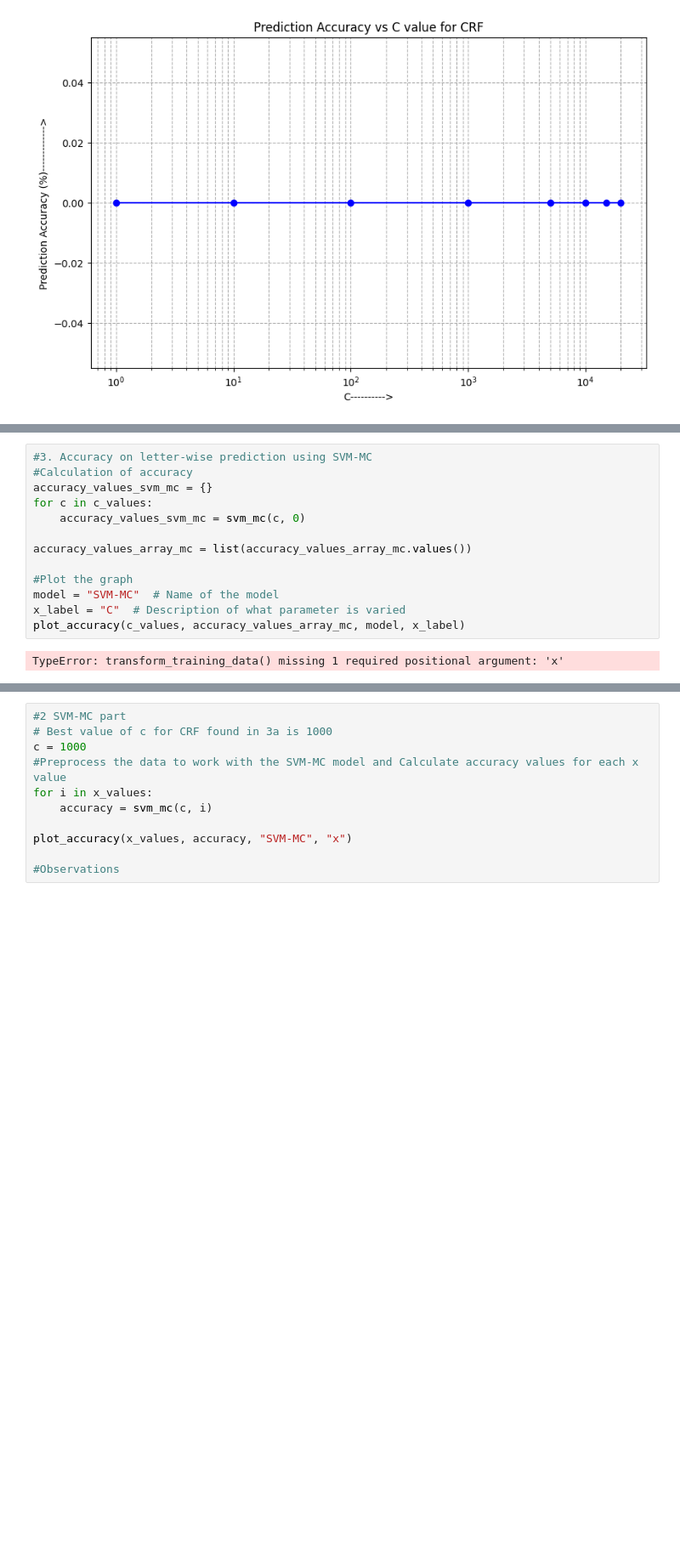
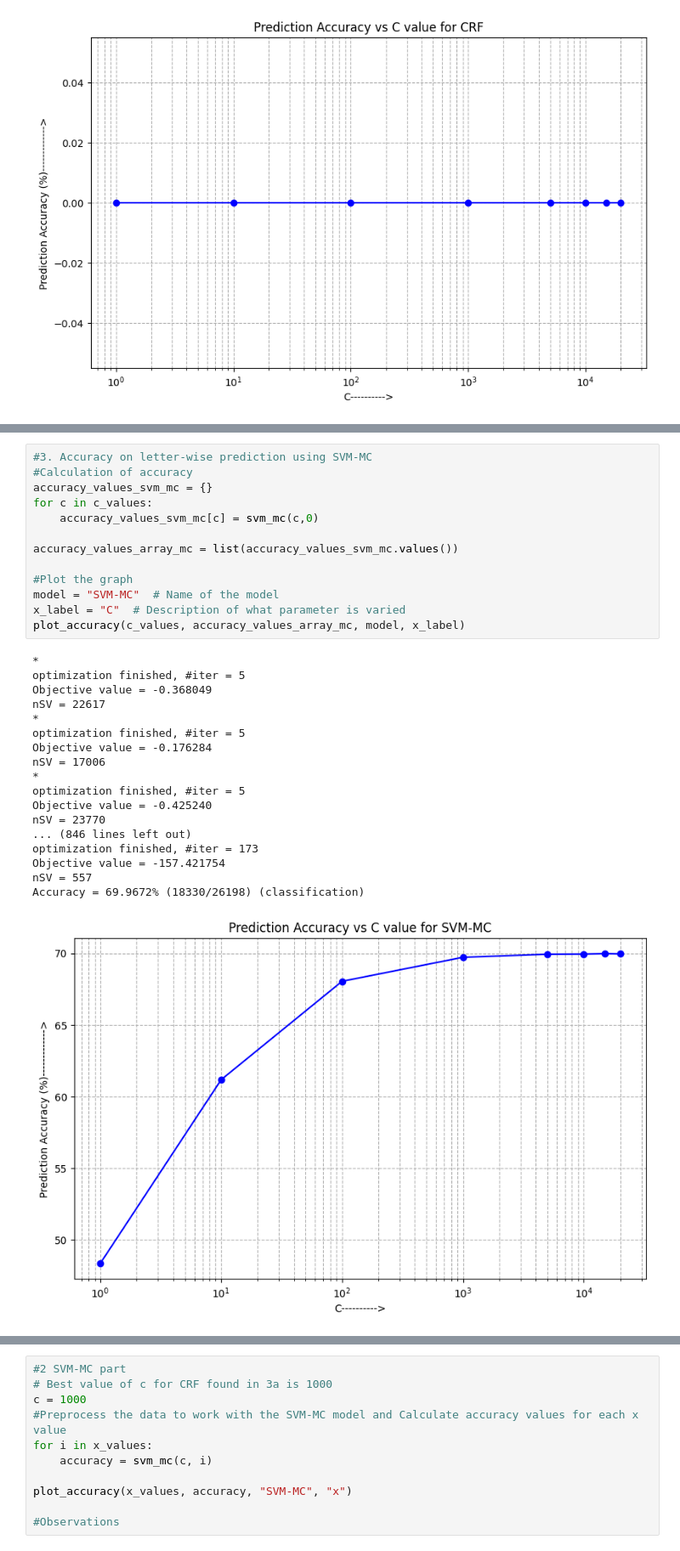
Before and after one commit to deekshaf7/CS512_lab1, a Jupyter notebook: Lab_1/Q3_5.ipynb, the cells around one changed output, grey strips where cells are left out. Shown at 85% size. Drawn from its saved outputs; the diff is of its cells as text; blank space fills up the shorter version.

```diff
--- a/Lab_1/Q3_5.ipynb
+++ b/Lab_1/Q3_5.ipynb
@@ -43,18 +44,35 @@ plot_accuracy(c_values, accuracy_values_array_struct, model, x_label)
 # %%
 #3. Accuracy on letter-wise prediction using SVM-MC
 #Calculation of accuracy
 accuracy_values_svm_mc = {}
 for c in c_values:
-    accuracy_values_svm_mc = svm_mc(c, 0)
+    accuracy_values_svm_mc[c] = svm_mc(c,0)
 
-accuracy_values_array_mc = list(accuracy_values_array_mc.values())
+accuracy_values_array_mc = list(accuracy_values_svm_mc.values())
 
 #Plot the graph
 model = "SVM-MC"  # Name of the model
 x_label = "C"  # Description of what parameter is varied
 plot_accuracy(c_values, accuracy_values_array_mc, model, x_label)
 # %% [output]
-TypeError: transform_training_data() missing 1 required positional argument: 'x'
+*
+optimization finished, #iter = 5
+Objective value = -0.368049
+nSV = 22617
+*
+optimization finished, #iter = 5
+Objective value = -0.176284
+nSV = 17006
+*
+optimization finished, #iter = 5
+Objective value = -0.425240
+nSV = 23770
+... (846 lines left out)
+optimization finished, #iter = 173
+Objective value = -157.421754
+nSV = 557
+Accuracy = 69.9672% (18330/26198) (classification)
+[figure, added]
 # %%
 #Q5 (a) Accuracy on letter-wise prediction -the percentage of correctly predicted letters on the whole test set
 
```
Also changed, not shown: parts of 2 cells of this notebook, 2 other files.
